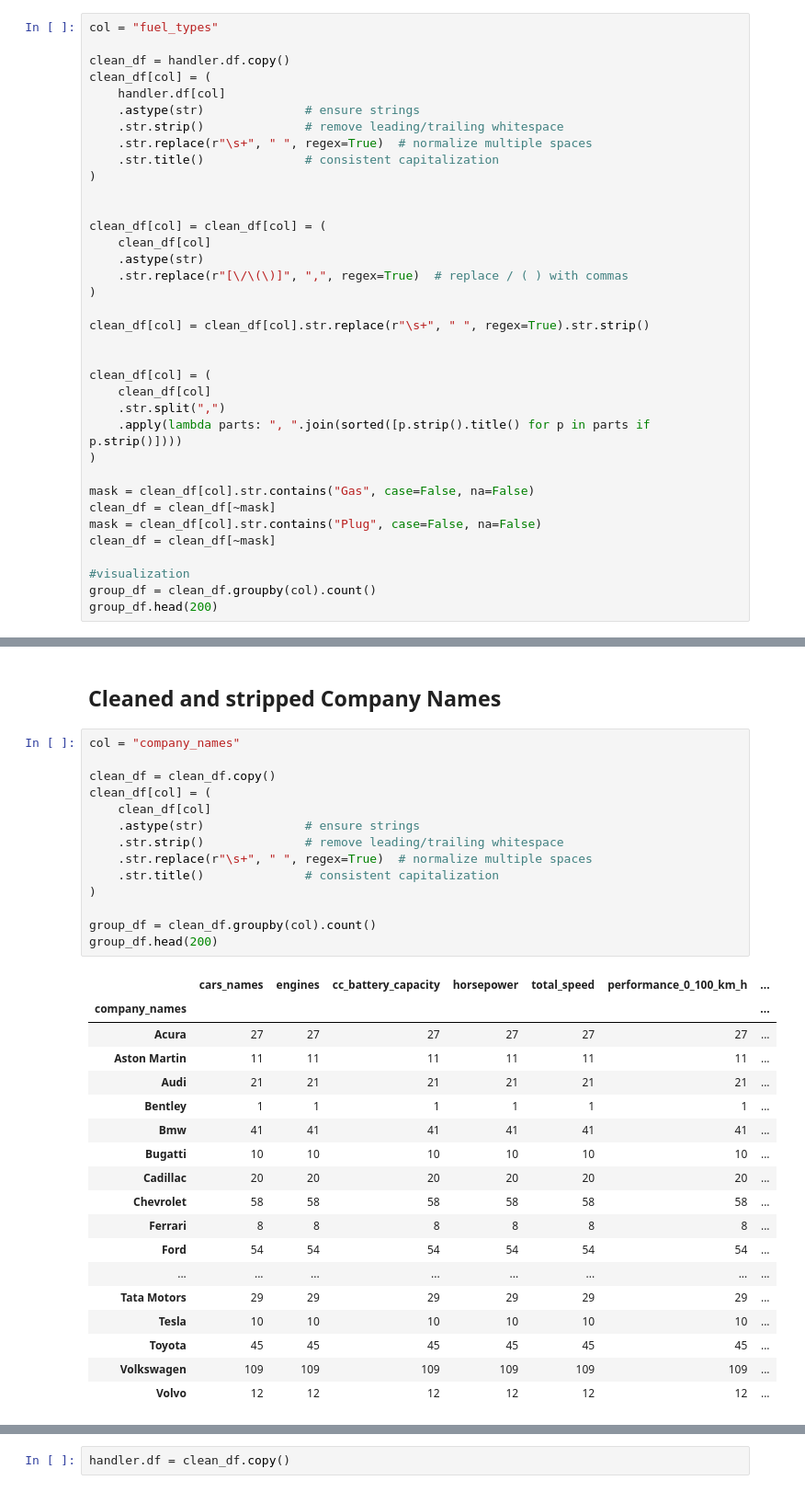
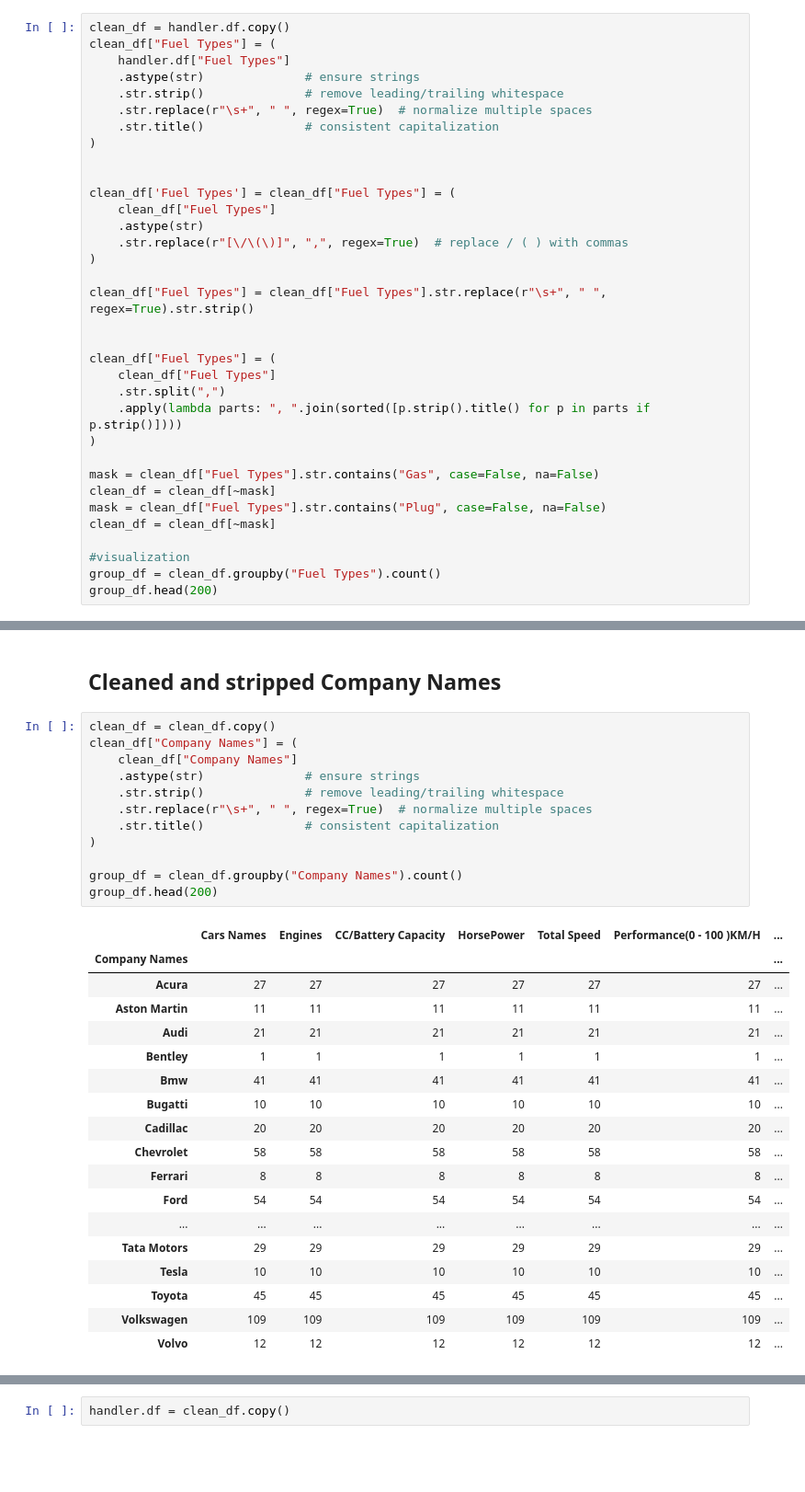
Before and after one commit to Wazard/GruppoX-Car-Analysis, a Jupyter notebook: car_analysis.ipynb, the cells around one changed output, grey strips where cells are left out. Shown at 92% size. Saved outputs shown, nothing was run; the diff lists cells and outputs as text; blank space fills up the shorter version.

```diff
--- a/car_analysis.ipynb
+++ b/car_analysis.ipynb
@@ -93,11 +109,9 @@ s, clean_df = handler.try_clean_column_names()
 # Data Cleaning
 ## Fuel Types normalized as strings, stripped and sorted
 # %%
-col = "fuel_types"
-
 clean_df = handler.df.copy()
-clean_df[col] = (
-    handler.df[col]
+clean_df["Fuel Types"] = (
+    handler.df["Fuel Types"]
     .astype(str)              # ensure strings
     .str.strip()              # remove leading/trailing whitespace
     .str.replace(r"\s+", " ", regex=True)  # normalize multiple spaces
@@ -105,27 +119,27 @@ clean_df[col] = (
 )
 
 
-clean_df[col] = clean_df[col] = (
-    clean_df[col]
+clean_df['Fuel Types'] = clean_df["Fuel Types"] = (
+    clean_df["Fuel Types"]
     .astype(str)
     .str.replace(r"[\/\(\)]", ",", regex=True)  # replace / ( ) with commas
 )
 
-clean_df[col] = clean_df[col].str.replace(r"\s+", " ", regex=True).str.strip()
+clean_df["Fuel Types"] = clean_df["Fuel Types"].str.replace(r"\s+", " ", regex=True).str.strip()
 
 
-clean_df[col] = (
-    clean_df[col]
+clean_df["Fuel Types"] = (
+    clean_df["Fuel Types"]
     .str.split(",")
     .apply(lambda parts: ", ".join(sorted([p.strip().title() for p in parts if p.strip()])))
 )
 
-mask = clean_df[col].str.contains("Gas", case=False, na=False)
+mask = clean_df["Fuel Types"].str.contains("Gas", case=False, na=False)
 clean_df = clean_df[~mask]
-mask = clean_df[col].str.contains("Plug", case=False, na=False)
+mask = clean_df["Fuel Types"].str.contains("Plug", case=False, na=False)
 clean_df = clean_df[~mask]
 
 #visualization
-group_df = clean_df.groupby(col).count()
+group_df = clean_df.groupby("Fuel Types").count()
 group_df.head(200)
 # %% [output]
@@ -145,22 +159,20 @@ group_df.head(200)
 # %% [markdown]
 ## Cleaned and stripped Company Names
 # %%
-col = "company_names"
-
 clean_df = clean_df.copy()
-clean_df[col] = (
-    clean_df[col]
+clean_df["Company Names"] = (
+    clean_df["Company Names"]
     .astype(str)              # ensure strings
     .str.strip()              # remove leading/trailing whitespace
     .str.replace(r"\s+", " ", regex=True)  # normalize multiple spaces
     .str.title()              # consistent capitalization
 )
 
-group_df = clean_df.groupby(col).count()
+group_df = clean_df.groupby("Company Names").count()
 group_df.head(200)
 # %% [output]
-|  | cars_names | engines | cc_battery_capacity | horsepower | total_speed | performance_0_100_km_h | ... |
-| company_names |  |  |  |  |  |  | ... |
+|  | Cars Names | Engines | CC/Battery Capacity | HorsePower | Total Speed | Performance(0 - 100 )KM/H | ... |
+| Company Names |  |  |  |  |  |  | ... |
 | Acura | 27 | 27 | 27 | 27 | 27 | 27 | ... |
 | Aston Martin | 11 | 11 | 11 | 11 | 11 | 11 | ... |
 | Audi | 21 | 21 | 21 | 21 | 21 | 21 | ... |
```
Also changed, not shown: parts of 34 cells of this notebook.
